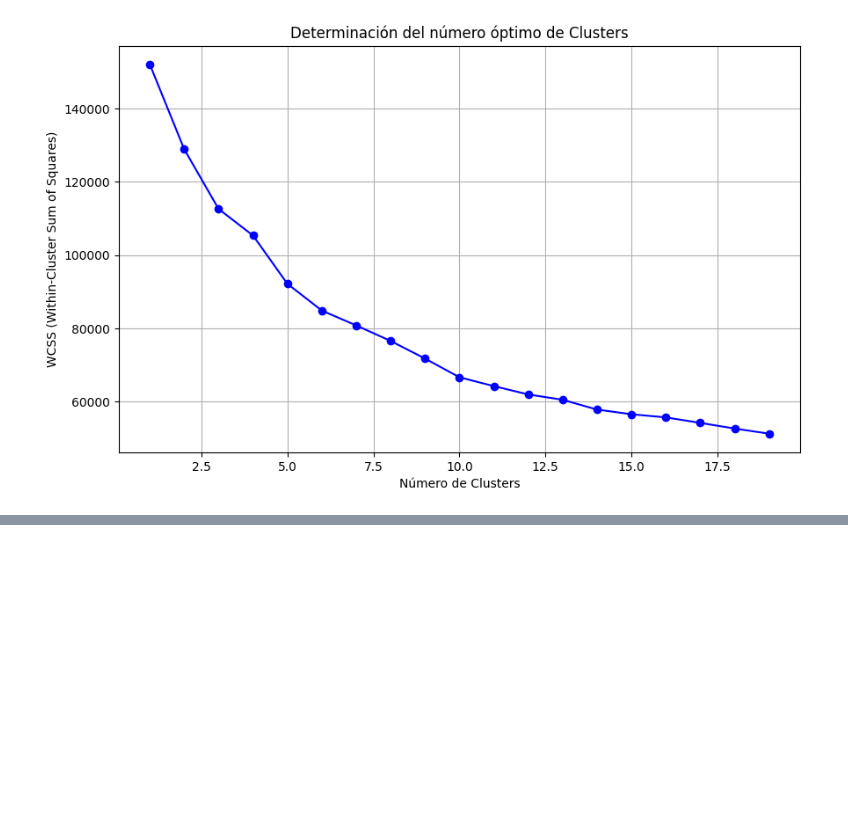
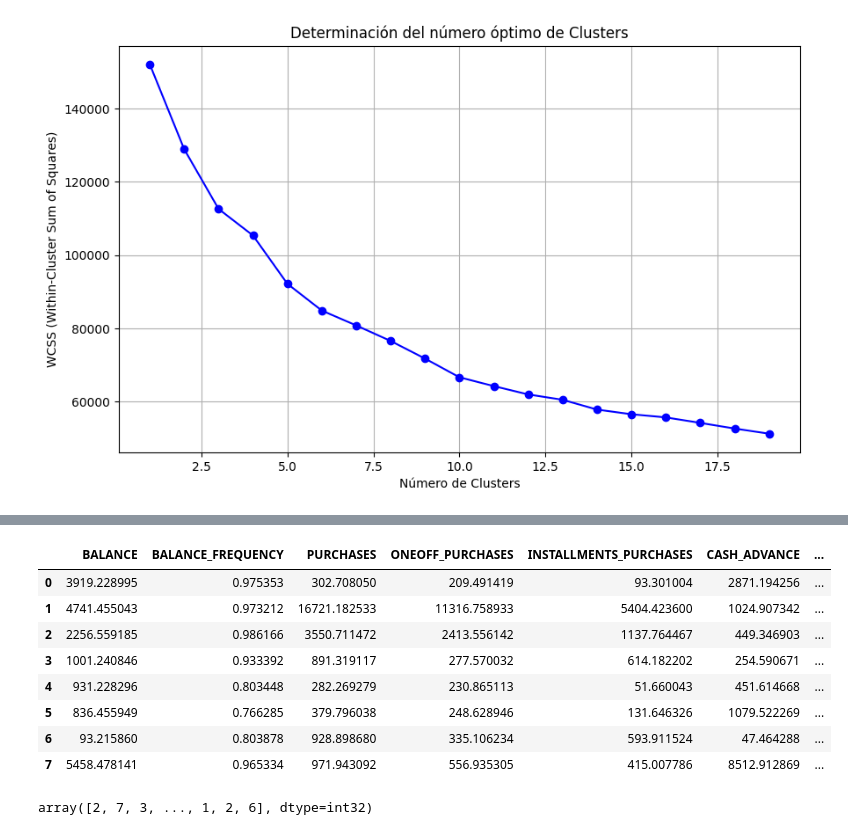
Before and after one commit to CD-AC/DataScience-CustomerSegmentation, a Jupyter notebook: DataSciense_CustomerSegmentation.ipynb, the cells around one changed output, grey strips where cells are left out. Saved outputs shown, nothing was run; the diff lists cells and outputs as text; code cells hidden in the pictures; blank space fills up the shorter version.

```diff
--- a/DataSciense_CustomerSegmentation.ipynb
+++ b/DataSciense_CustomerSegmentation.ipynb
@@ -174,0 +194,19 @@ plt.show()
+# %%
+cluster_centers = scaler.inverse_transform(cluster_centers)
+cluster_centers = pd.DataFrame(data = cluster_centers, columns=[creditcard_df.columns])
+cluster_centers
+# %% [output]
+|  | BALANCE | BALANCE_FREQUENCY | PURCHASES | ONEOFF_PURCHASES | INSTALLMENTS_PURCHASES | CASH_ADVANCE | ... |
+| 0 | 3919.228995 | 0.975353 | 302.708050 | 209.491419 | 93.301004 | 2871.194256 | ... |
+| 1 | 4741.455043 | 0.973212 | 16721.182533 | 11316.758933 | 5404.423600 | 1024.907342 | ... |
+| 2 | 2256.559185 | 0.986166 | 3550.711472 | 2413.556142 | 1137.764467 | 449.346903 | ... |
+| 3 | 1001.240846 | 0.933392 | 891.319117 | 277.570032 | 614.182202 | 254.590671 | ... |
+| 4 | 931.228296 | 0.803448 | 282.269279 | 230.865113 | 51.660043 | 451.614668 | ... |
+| 5 | 836.455949 | 0.766285 | 379.796038 | 248.628946 | 131.646326 | 1079.522269 | ... |
+| 6 | 93.215860 | 0.803878 | 928.898680 | 335.106234 | 593.911524 | 47.464288 | ... |
+| 7 | 5458.478141 | 0.965334 | 971.943092 | 556.935305 | 415.007786 | 8512.912869 | ... |
+# %%
+y_kmeans = kmeans.fit_predict(creditcard_df_scaled)
+y_kmeans
+# %% [output]
+array([2, 7, 3, ..., 1, 2, 6], dtype=int32)
```
Also changed, not shown: parts of 5 cells of this notebook.
